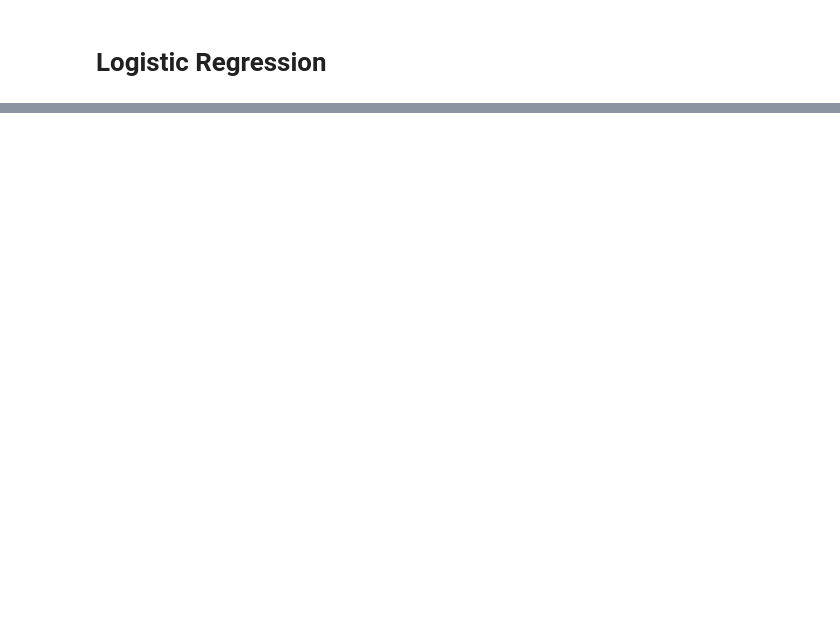
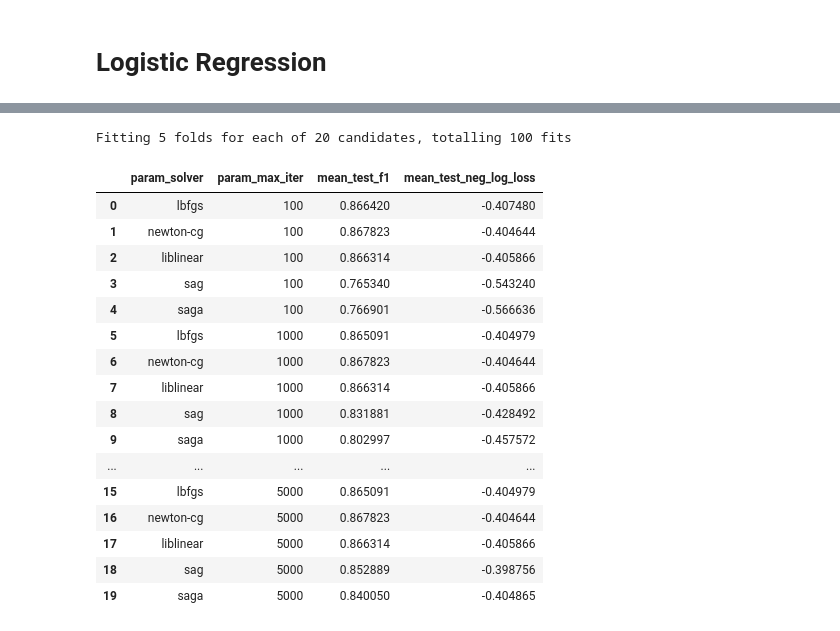
Before and after one commit to diogocerveira/heart-prediese, a Jupyter notebook: feature_correlation.ipynb, the cells around one changed output, grey strips where cells are left out. Drawn from its saved outputs; the diff is of its cells as text; code cells hidden in the pictures; blank space fills up the shorter version.

Commit message:
GridSearchCV

```diff
--- a/feature_correlation.ipynb
+++ b/feature_correlation.ipynb
@@ -151,14 +144,20 @@ for feature in data.columns:
 # %% [markdown]
 # Naive Bayes
 # %%
-from sklearn.model_selection import train_test_split, cross_validate
+from sklearn.model_selection import train_test_split, cross_validate, GridSearchCV
 from sklearn.naive_bayes import GaussianNB
 from sklearn.metrics import accuracy_score, precision_score, recall_score, f1_score
 from sklearn.metrics import confusion_matrix
 from sklearn.naive_bayes import GaussianNB
 
+
 nb_results = cross_validate(GaussianNB(), X, Y, cv=5, scoring=["accuracy", "precision", "recall", "f1", "neg_log_loss"])
 results_df = pd.DataFrame(nb_results)
 print(results_df)
+
+clf = GridSearchCV(GaussianNB(), {"var_smoothing": [1e-9, 1e-5, 1e-1]}, cv=5, scoring=["f1", "neg_log_loss"], return_train_score=False, refit=False)
+clf.fit(X, Y)
+results_gs = pd.DataFrame(clf.cv_results_)
+results_gs[['param_var_smoothing', 'mean_test_f1', 'mean_test_neg_log_loss']]
 # %% [output]
    fit_time  score_time  test_accuracy  test_precision  test_recall   test_f1  \
@@ -254,0 +182,52 @@ Accuracy on Test Data:  0.7777777777777778
+# %%
+from sklearn.linear_model import LogisticRegression
+from sklearn.model_selection import train_test_split, cross_validate, GridSearchCV
+
+
+# nb_results = cross_validate(LogisticRegression(), standardizedX, Y, cv=5, scoring=["accuracy", "precision", "recall", "f1", "neg_log_loss"])
+# results_df = pd.DataFrame(nb_results)
+# print("standardizedX", "\n", results_df.mean(), "\n\n")
+
+
+# nb_results = cross_validate(LogisticRegression(), normalizedX, Y, cv=5, scoring=["accuracy", "precision", "recall", "f1", "neg_log_loss"])
+# results_df = pd.DataFrame(nb_results)
+# print("normalizedX","\n", results_df.mean(), "\n\n")
+
+# nb_results = cross_validate(LogisticRegression(), one_hot_standardizedX, Y, cv=5, scoring=["accuracy", "precision", "recall", "f1", "neg_log_loss"])
+# results_df = pd.DataFrame(nb_results)
+# print("one_hot_standardizedX","\n", results_df.mean(), "\n\n")
+
+# nb_results = cross_validate(LogisticRegression(), one_hot_normalizedX, Y, cv=5, scoring=["accuracy", "precision", "recall", "f1", "neg_log_loss"])
+# results_df = pd.DataFrame(nb_results)
+# print("one_hot_normalizedX","\n", results_df.mean(), "\n\n")
+
+param_grid = [
+    {
+    'solver' : ['lbfgs','newton-cg','liblinear','sag','saga'],
+    'max_iter' : [100, 1000,2500, 5000]
+    }
+]
+
+clf = GridSearchCV(LogisticRegression(), param_grid = param_grid, cv = 5, verbose=True, n_jobs=-1, scoring=["f1", "neg_log_loss"], return_train_score=False, refit=False)
+clf.fit(X, Y)
+results_gs = pd.DataFrame(clf.cv_results_)
+results_gs[['param_solver', 'param_max_iter', 'mean_test_f1', 'mean_test_neg_log_loss']]
+# %% [output]
+Fitting 5 folds for each of 20 candidates, totalling 100 fits
+|  | param_solver | param_max_iter | mean_test_f1 | mean_test_neg_log_loss |
+| 0 | lbfgs | 100 | 0.866420 | -0.407480 |
+| 1 | newton-cg | 100 | 0.867823 | -0.404644 |
+| 2 | liblinear | 100 | 0.866314 | -0.405866 |
+| 3 | sag | 100 | 0.765340 | -0.543240 |
+| 4 | saga | 100 | 0.766901 | -0.566636 |
+| 5 | lbfgs | 1000 | 0.865091 | -0.404979 |
+| 6 | newton-cg | 1000 | 0.867823 | -0.404644 |
+| 7 | liblinear | 1000 | 0.866314 | -0.405866 |
+| 8 | sag | 1000 | 0.831881 | -0.428492 |
+| 9 | saga | 1000 | 0.802997 | -0.457572 |
+| ... | ... | ... | ... | ... |
+| 15 | lbfgs | 5000 | 0.865091 | -0.404979 |
+| 16 | newton-cg | 5000 | 0.867823 | -0.404644 |
+| 17 | liblinear | 5000 | 0.866314 | -0.405866 |
+| 18 | sag | 5000 | 0.852889 | -0.398756 |
+| 19 | saga | 5000 | 0.840050 | -0.404865 |
```
Also changed, not shown: parts of 6 cells of this notebook.
